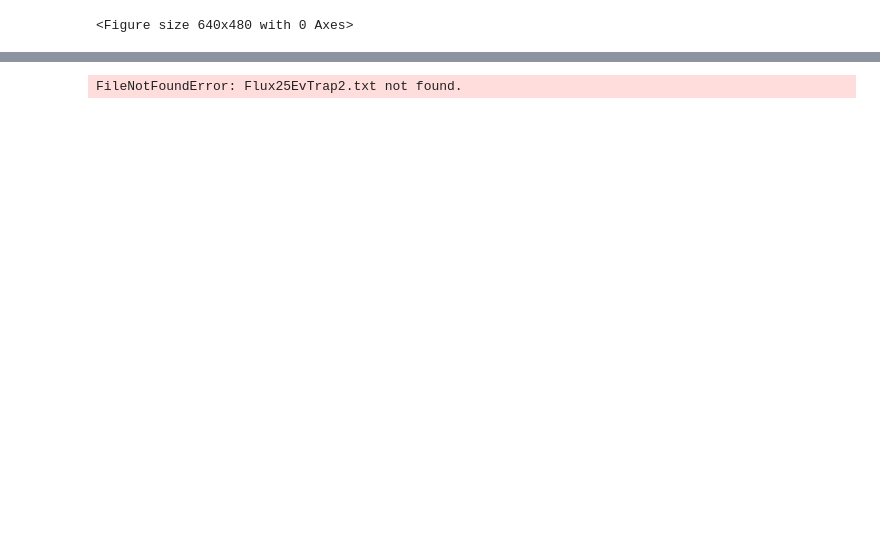
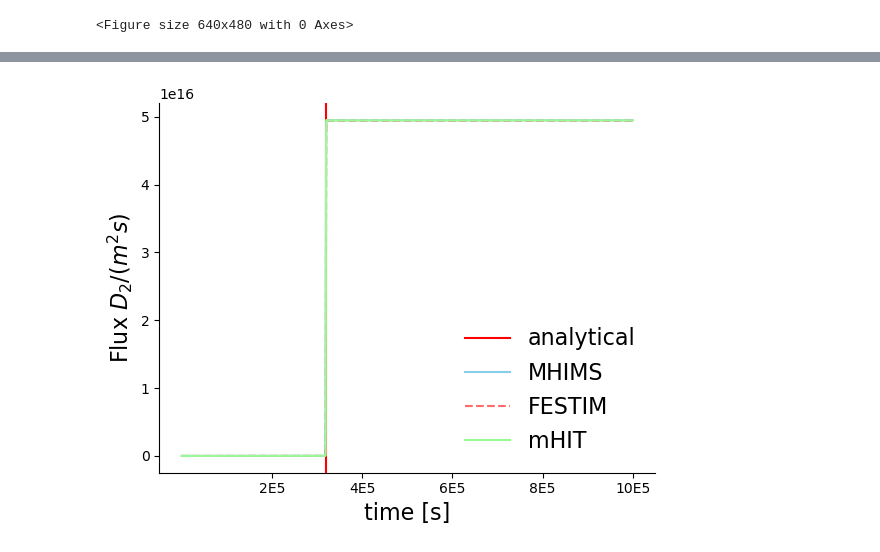
Before and after one commit to gabriele-ferrero/Titans_TT_codecomparison, a Jupyter notebook: graph_scripts_and_results/Strong_Trap/StrongTrapPlot.ipynb, the cells around one changed output, grey strips where cells are left out. Saved outputs shown, nothing was run; the diff lists cells and outputs as text; code cells hidden in the pictures; blank space fills up the shorter version.

```diff
--- a/graph_scripts_and_results/Strong_Trap/StrongTrapPlot.ipynb
+++ b/graph_scripts_and_results/Strong_Trap/StrongTrapPlot.ipynb
@@ -76,33 +63,33 @@ ParseException: Expected end of text, found '$'  (at char 5), (line:1, col:6)
 # %%
-a = np.loadtxt('Flux25EvTrap2.txt')
+a = np.loadtxt('Flux25eVTrap2.txt')
 b = np.loadtxt('Strong_flux_festim.txt')
 
 
 strong_breakthrough = l**2 * n_t * rhow / (2 * c0m * N_Tis * D)
 fluxbulk4=pd.read_csv('flux_bulk_4.out',  delim_whitespace=True)
 new_column_names = {
     'time(s)': 'Time',
     'N_conf_rec*flux_bulk(molecule.m-2s-1)': 'Flux'
 }
 
 fluxbulk4.rename(columns=new_column_names, inplace=True)
 stronganalytical = l**2 * n_t / (2 * c0m * D) * rhow / 6.02214076E23
 
 
 plt.axvline(x=stronganalytical, color='r',label='analytical')
 plt.plot(fluxbulk4['Time'], fluxbulk4['Flux'], color='#87CEEB',label='MHIMS')
 plt.plot(b[:, 0], b[:, 1], '--', color='#FF6B6B',label='FESTIM')
 plt.plot(a[:, 0], a[:, 1],label='mHIT',color='#98FB98')
 plt.legend( loc='lower right',fontsize=16, frameon=False)
 plt.gca().spines['top'].set_visible(False)
 plt.gca().spines['right'].set_visible(False)
 plt.xlabel('time [s]',fontsize=16)
 # plt.ylabel(r'Flux $\frac{D_2}{\mathrm{m^2 \, s}}$')
-plt.ylabel(r'Flux $D_2 /(m^{2} s)}$', size=16)
+plt.ylabel(r'Flux ${D_2 /(m^{2} s)}$', size=16)
 plt.xticks(x, x_labels)
 plt.savefig('StrongTrap.jpg',dpi=450)
 # %% [output]
-FileNotFoundError: Flux25EvTrap2.txt not found.
+[figure, added]
 # %%
 plt.axvline(x=stronganalytical, color='r',label='analytical')
 plt.plot(fluxbulk4['Time'], fluxbulk4['Flux'], color='#87CEEB',label='MHIMS')
```
Also changed, not shown: parts of 2 cells of this notebook, 6 other files.
